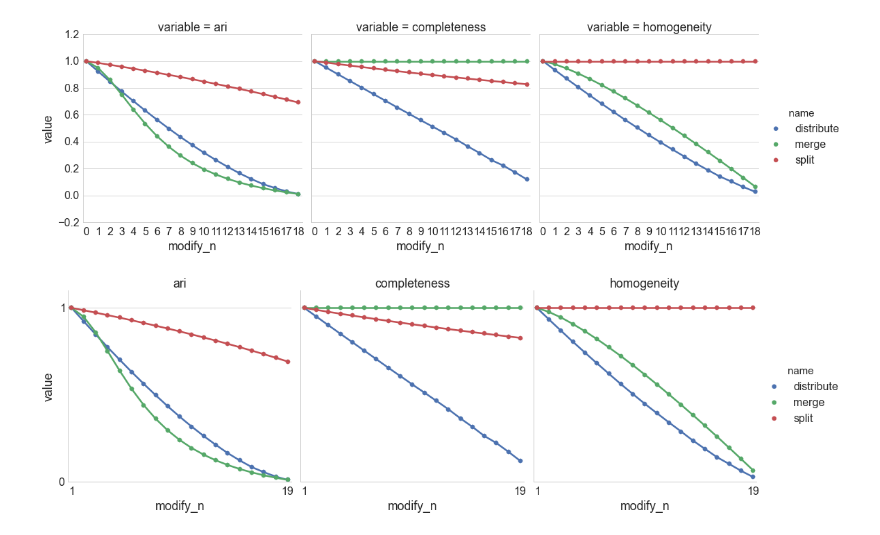
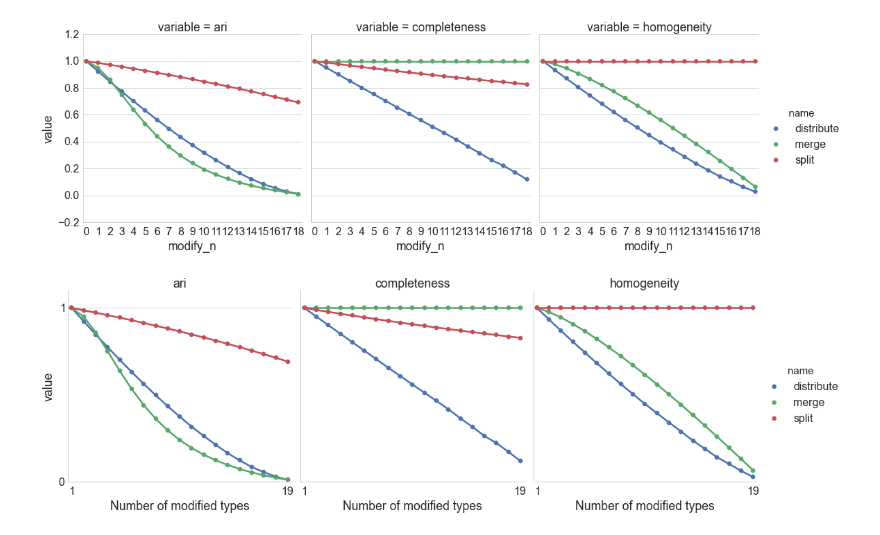
Before and after one commit to ericmjonas/connectodiscovery, a Jupyter notebook: Cluster metrics explanation.ipynb, the cells around one changed output. Cells and saved outputs as stored; diff of their text form; code cells hidden in the pictures.

```diff
--- a/Cluster metrics explanation.ipynb
+++ b/Cluster metrics explanation.ipynb
@@ -105,20 +105,21 @@ sns.despine()
 # %%
 #sns.factorplot(df, 'ari', )
 if 'ami' in df:
     del df['ami']
 dfm = pd.melt(df, id_vars=['name', 'modify_n'])
 
 g= sns.factorplot("modify_n", "value", "name", dfm, col='variable', kind='point');
 sns.despine()
 #pylab.gca().set_xticklabels(['1'] + [''] *18 + ['18'] )
 pylab.yticks([0, 1])
 pylab.ylim(0, 1.1)
 # ridiculous hack
 l = [' '] * 19
 l[0] = '1'
 l[-1] ='19'
 g.set_xticklabels(l)
 g.set_titles("{col_name}" ) #["Adjusted Rand Index", "Completeness", "Homogeneity"])
+g.set_xlabels("Number of modified types")
 pylab.savefig("cluster_metric_comparison.pdf")
 # %% [output]
-[figure, old version]
+[figure, new version]
```
Also changed, not shown: 7 other files.
